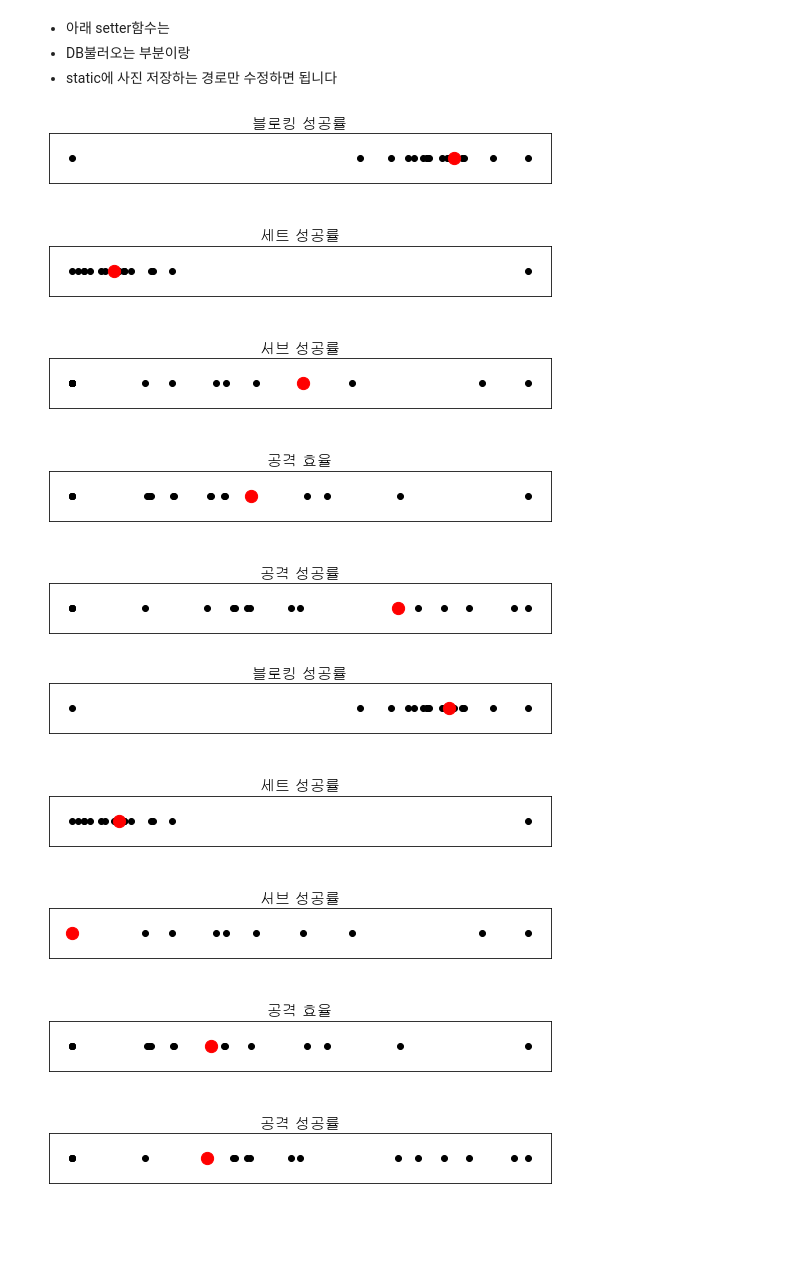
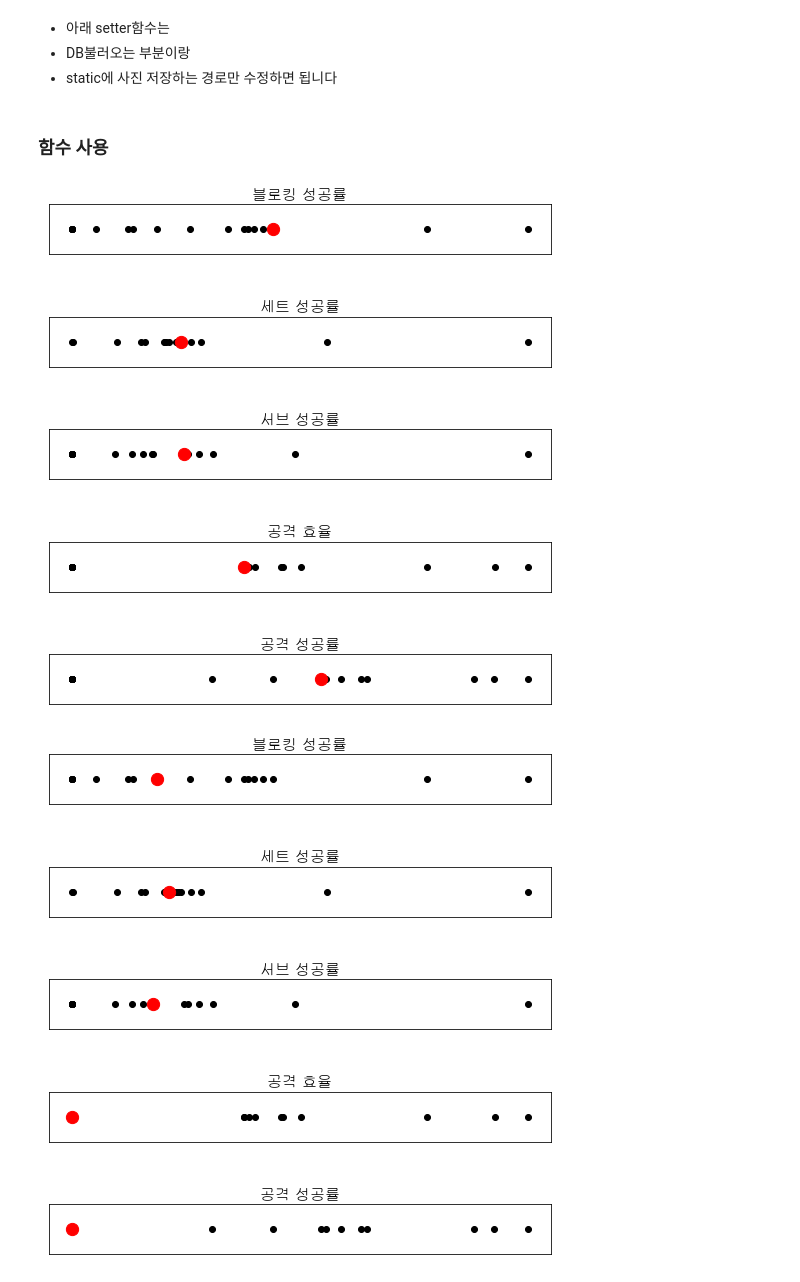
Before and after one commit to lwg1421/KOVO_project, a Jupyter notebook: visualization/player_TopRanking_setter.ipynb, the cells around one changed output. Drawn from its saved outputs; the diff is of its cells as text; code cells hidden in the pictures; blank space fills up the shorter version.

```diff
--- a/visualization/player_TopRanking_setter.ipynb
+++ b/visualization/player_TopRanking_setter.ipynb
@@ -23,7 +23,6 @@ scaler = MinMaxScaler()
 # %%
 def setter(csv):
 
-    #setter = pd.read_csv("C:/kovo/top_setter.csv",encoding = "CP949")
     setter = csv
 
     setter["공격 성공률"] = setter["공격 성공"]/setter["공격 시도"]
@@ -34,7 +33,7 @@ def setter(csv):
     setter["리시브 효율"] = (setter["리시브 정확"]-setter["리시브 실패"])/setter["리시브 시도"]
     setter["디그 성공률"] = setter["디그 성공"]/setter["디그 시도"]
 
-    top_setter = setter.iloc[:,[2,3,-3,-4,-5,-6,-7]]
+    top_setter = setter.iloc[:,[1,2,-3,-4,-5,-6,-7]]
     top_setter = top_setter.fillna(0)
     top_setter = top_setter.replace([np.inf],0)
 
@@ -175,9 +174,11 @@ def setter(csv):
         # plt.axis("off")
         plt.savefig('C:/image/'+str(player)+'_순위.png', bbox_inches = 'tight')
         plt.show()
+# %% [markdown]
+### 함수 사용
 # %%
-df = pd.read_csv("C:/kovo/top_setter.csv",encoding = "CP949")
+df = pd.read_csv("C:/kovo/player_graph_app_setter_player.csv")
 setter(df)
 # %% [output]
-[figure, old version]
+[figure, new version]
-[figure, old version]
+[figure, new version]
```
Also changed, not shown: parts of 1 cell of this notebook, 8 other files.
